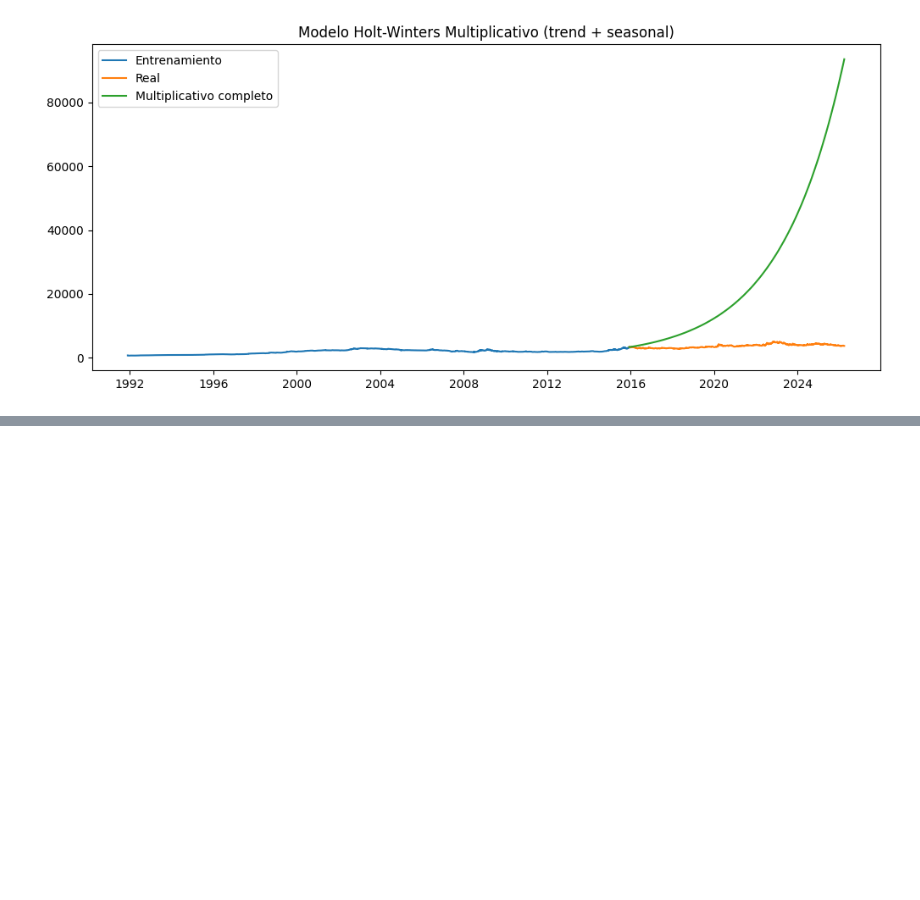
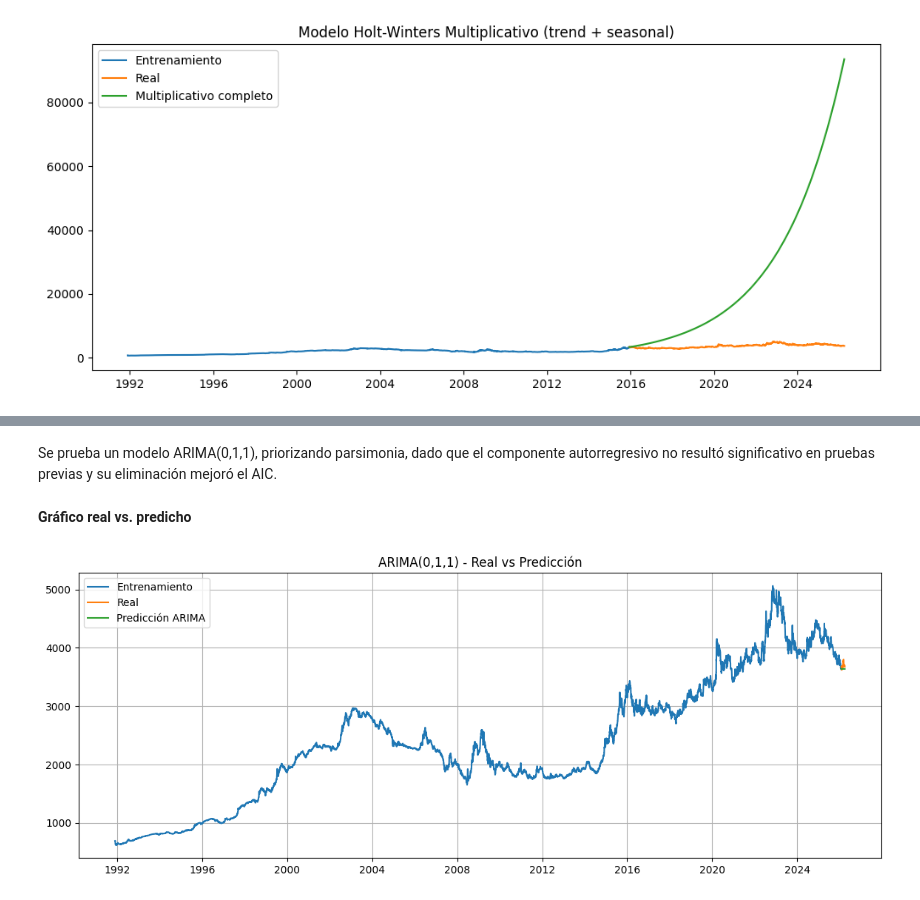
Before and after one commit to carlosvasquez3/M.Sc.-in-Data-Science, a Jupyter notebook: Estadística/TRM.ipynb, the cells around one changed output, grey strips where cells are left out. Saved outputs shown, nothing was run; the diff lists cells and outputs as text; code cells hidden in the pictures; blank space fills up the shorter version.

Commit message:
Ajustes del modelado ARIMA a 60 dias

```diff
--- a/Estadística/TRM.ipynb
+++ b/Estadística/TRM.ipynb
@@ -533,0 +553,17 @@ plt.show()
+# %%
+#Para asegurar que la frecuencia sea diaria
+serie = serie.asfreq("D")
+train = train.asfreq("D")
+test = test.asfreq("D")
+# %%
+train = pd.to_numeric(train, errors="coerce")
+train = train.dropna()
+
+serie = pd.to_numeric(serie, errors="coerce")
+# %%
+from statsmodels.tsa.arima.model import ARIMA
+
+modelo_arima = ARIMA(train, order=(2,1,1))
+ajuste_arima = modelo_arima.fit()
+
+print(ajuste_arima.summary())
@@ -533,0 +592,20 @@ plt.show()
+# %% [markdown]
+Se prueba un modelo ARIMA(0,1,1), priorizando parsimonia, dado que el componente autorregresivo no resultó significativo en pruebas previas y su eliminación mejoró el AIC.
+# %%
+pred_arima = ajuste_arima.forecast(steps=len(test))
+pred_arima.index = test.index
+# %% [markdown]
+**Gráfico real vs. predicho**
+# %%
+import matplotlib.pyplot as plt
+
+plt.figure(figsize=(14,5))
+plt.plot(train.index, train, label="Entrenamiento")
+plt.plot(test.index, test, label="Real")
+plt.plot(pred_arima.index, pred_arima, label="Predicción ARIMA")
+plt.title("ARIMA(0,1,1) - Real vs Predicción")
+plt.legend()
+plt.grid(True)
+plt.show()
+# %% [output]
+[figure, added]
```
Also changed, not shown: parts of 13 cells of this notebook.
